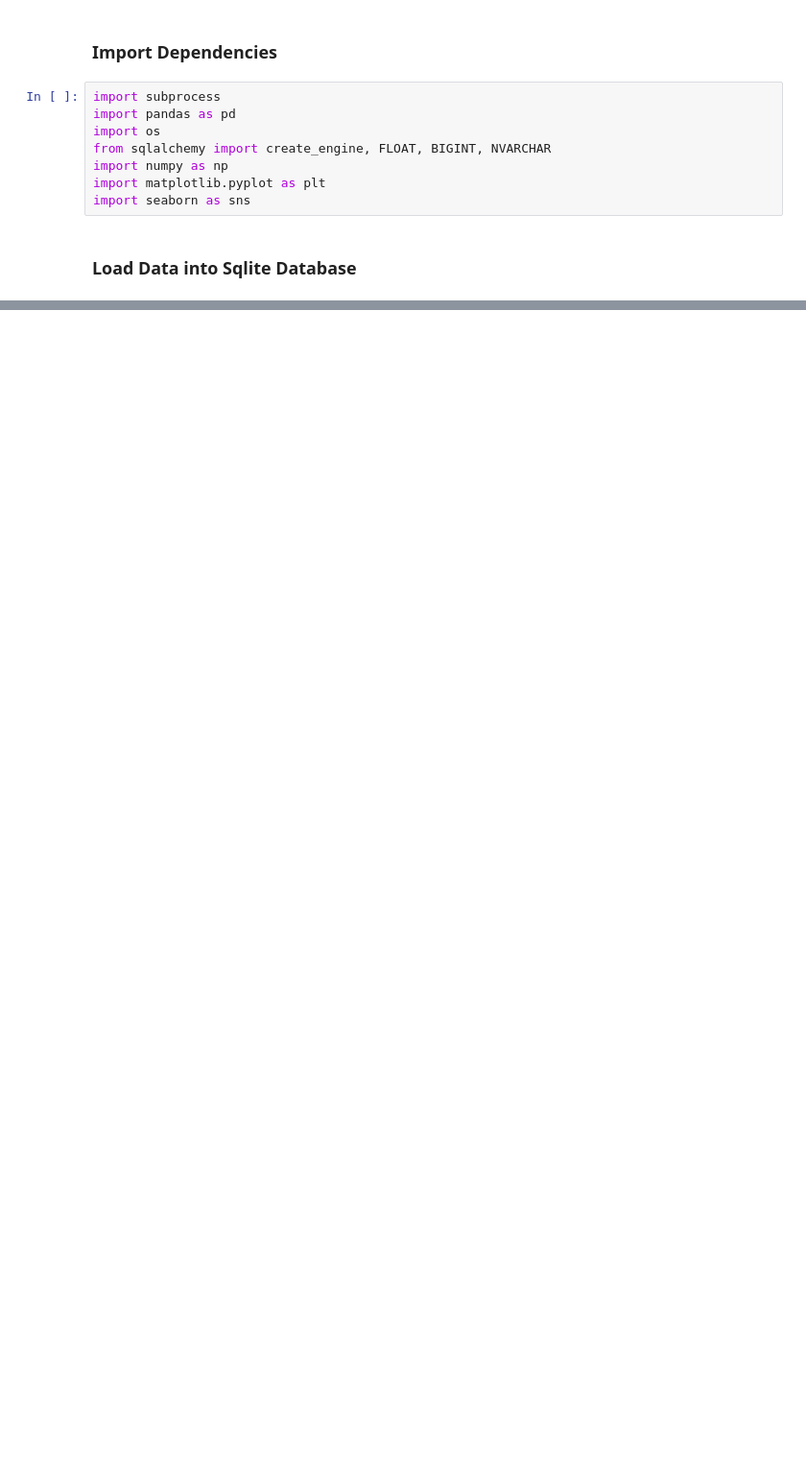
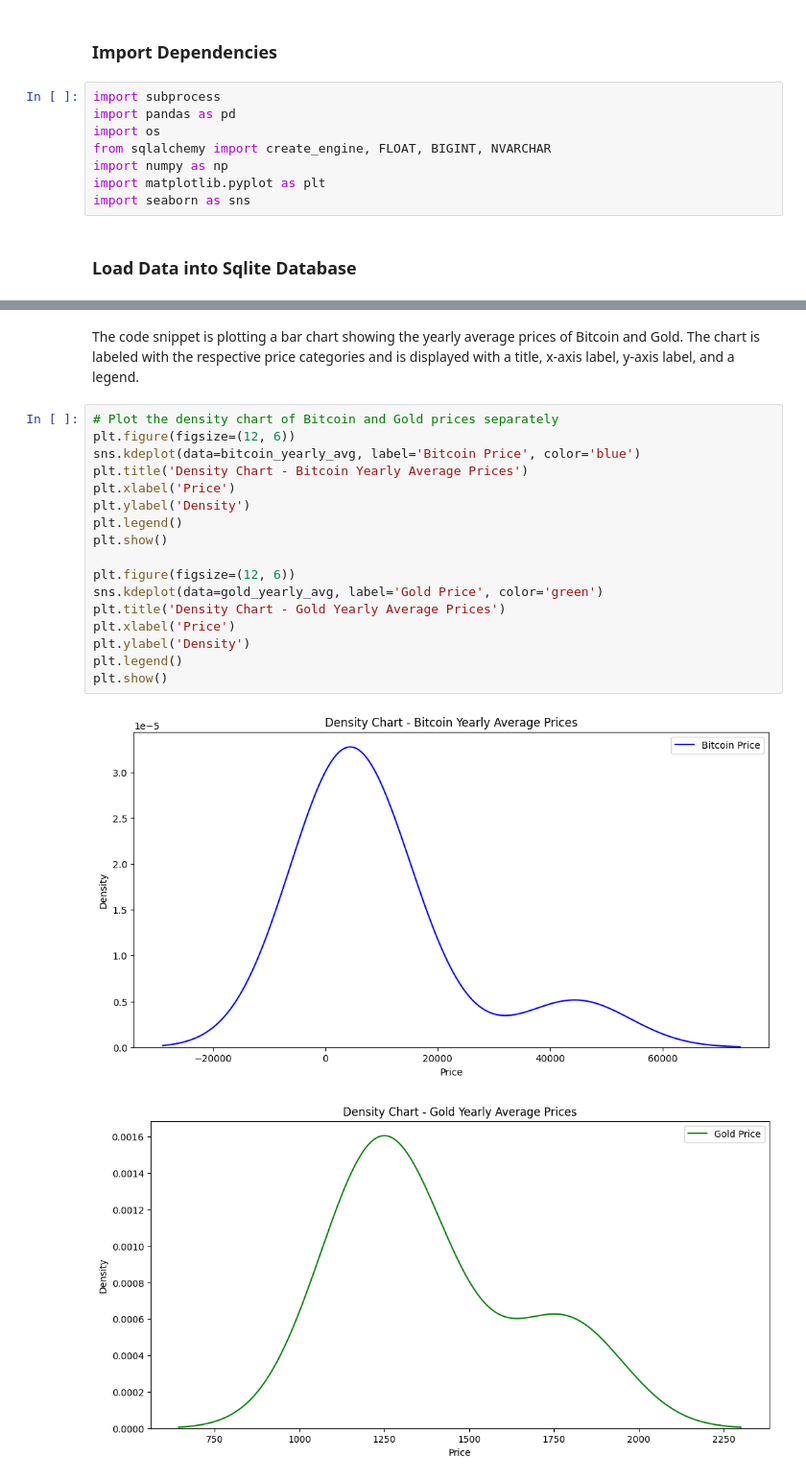
Before and after one commit to ruchita-nathani/made-template, a Jupyter notebook: project/report.ipynb, the cells around one changed output, grey strips where cells are left out. Shown: that part at 96% size. Saved outputs shown, nothing was run; the diff lists cells and outputs as text; blank space fills up the shorter version.

```diff
--- a/project/report.ipynb
+++ b/project/report.ipynb
@@ -173,0 +149,22 @@ Correlation between Bitcoin and Gold Prices: 0.7011641225401418
+# %% [markdown]
+The code snippet is plotting a bar chart showing the yearly average prices of Bitcoin and Gold. The chart is labeled with the respective price categories and is displayed with a title, x-axis label, y-axis label, and a legend.
+# %%
+# Plot the density chart of Bitcoin and Gold prices separately
+plt.figure(figsize=(12, 6))
+sns.kdeplot(data=bitcoin_yearly_avg, label='Bitcoin Price', color='blue')
+plt.title('Density Chart - Bitcoin Yearly Average Prices')
+plt.xlabel('Price')
+plt.ylabel('Density')
+plt.legend()
+plt.show()
+
+plt.figure(figsize=(12, 6))
+sns.kdeplot(data=gold_yearly_avg, label='Gold Price', color='green')
+plt.title('Density Chart - Gold Yearly Average Prices')
+plt.xlabel('Price')
+plt.ylabel('Density')
+plt.legend()
+plt.show()
+# %% [output]
+[figure, added]
+[figure, added]
```
Also changed, not shown: parts of 11 cells of this notebook.
